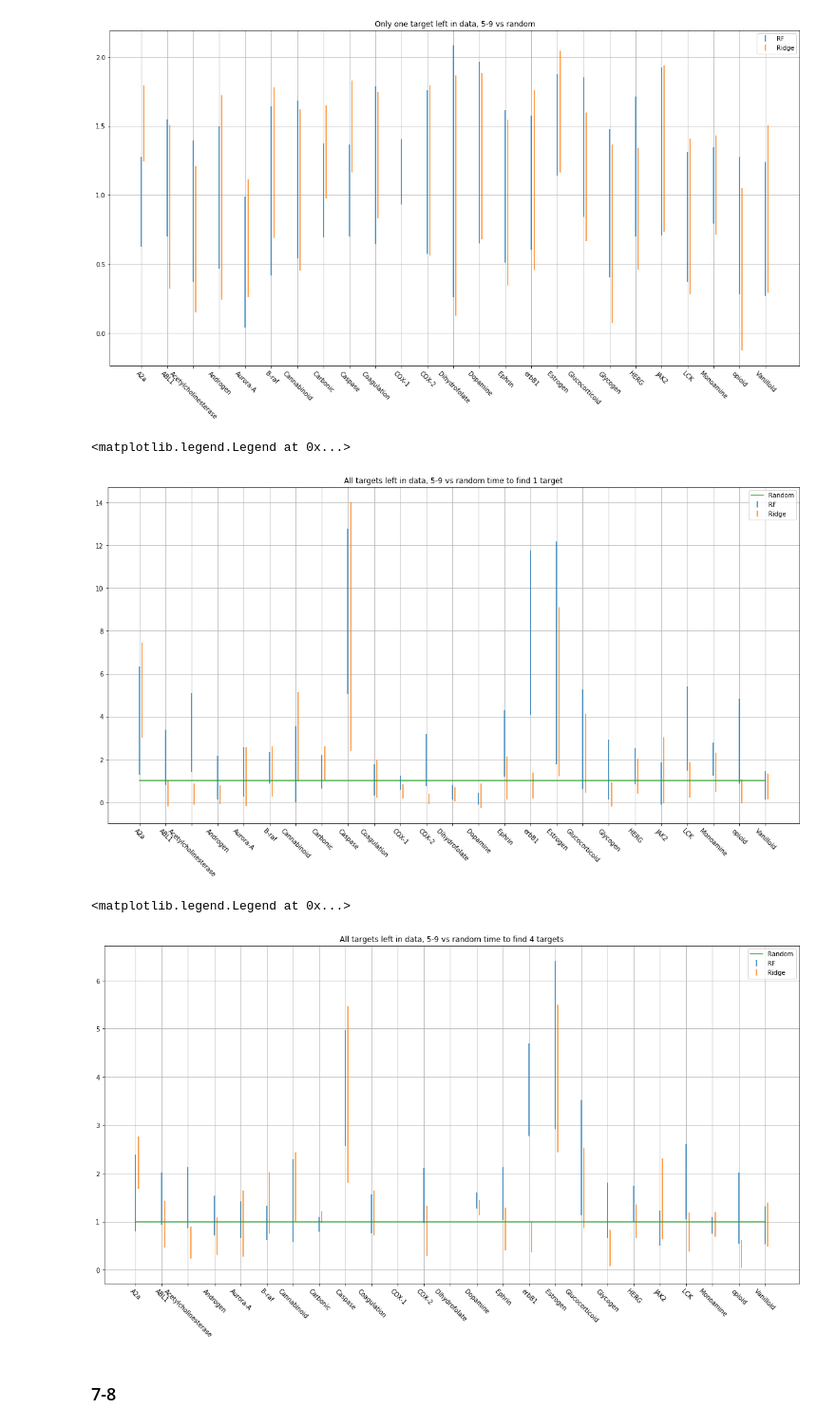
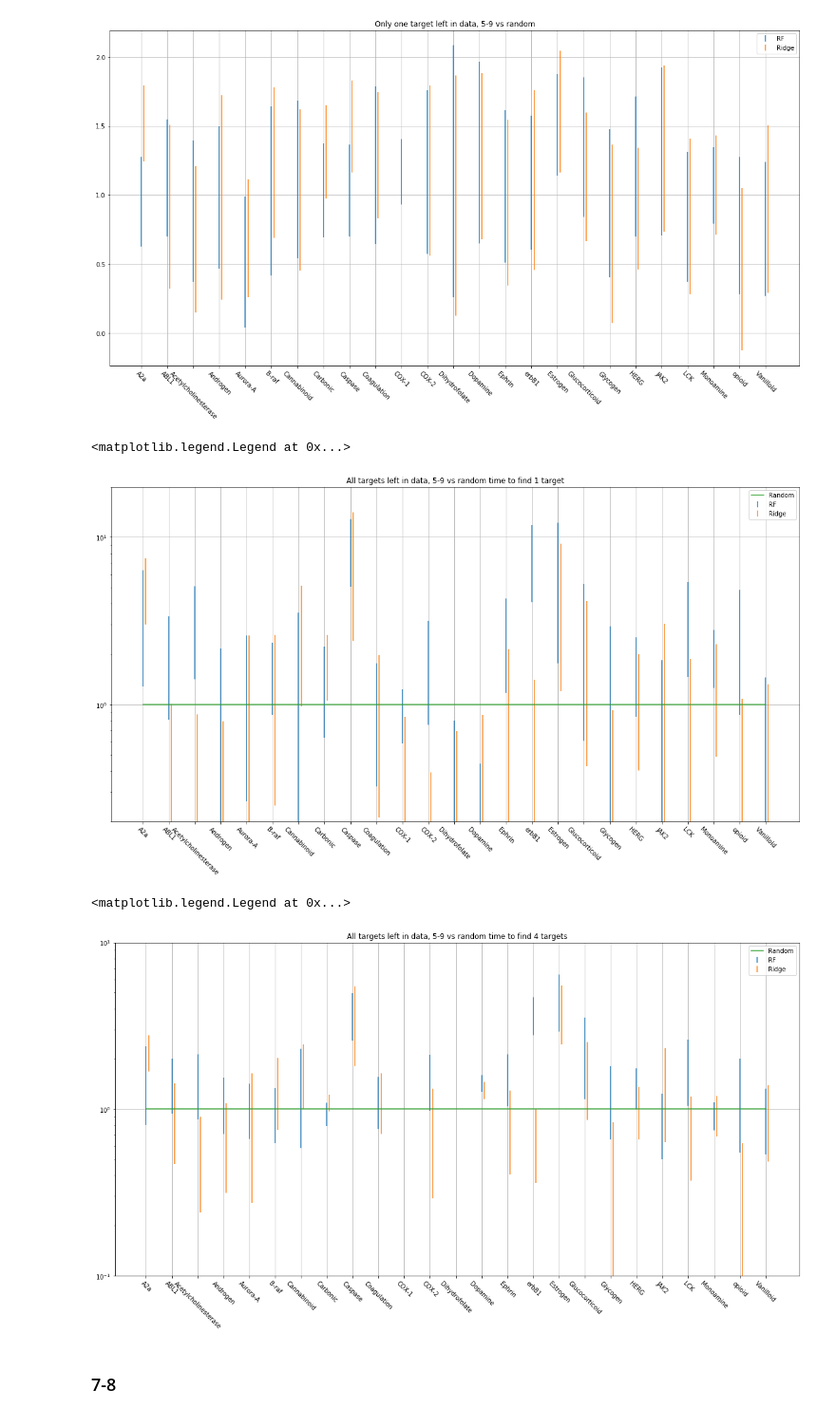
Before and after one commit to owatson/QuantileBootstrap, a Jupyter notebook: Paper2.ipynb, the cells around one changed output. Shown: that part at 95% size. Cells and saved outputs as stored; diff of their text form; code cells hidden in the pictures.

```diff
--- a/Paper2.ipynb
+++ b/Paper2.ipynb
@@ -401,29 +399,33 @@ rd5_9e = map(lambda x: full_results_ft07[x]['5_9']['ridge']['stderr'], targets)
 errorbar(np.arange(25), rf5_9, rf5_9e, label='RF', fmt='none')
 errorbar(np.arange(25)+0.1, rd5_9, rd5_9e, label='Ridge', fmt='none')
 plot(np.arange(25), np.ones(25), label='Random')
+yscale('log')
+ylim((0.2, 20))
 grid(True)
 title('All targets left in data, 5-9 vs random time to find 1 target')
 plt.xticks(np.arange(25), targets, rotation=-45)
 legend(loc='best')
 # %% [output]
 <matplotlib.legend.Legend at 0x...>
-[figure, old version]
+[figure, new version]
 # %%
 rf5_9 = map(lambda x: full_results_ft07_4[x]['5_9']['rf']['mean'], targets)
 rf5_9e = map(lambda x: full_results_ft07_4[x]['5_9']['rf']['stderr'], targets)
 rd5_9 = map(lambda x: full_results_ft07_4[x]['5_9']['ridge']['mean'], targets)
 rd5_9e = map(lambda x: full_results_ft07_4[x]['5_9']['ridge']['stderr'], targets)
 
 errorbar(np.arange(25), rf5_9, rf5_9e, label='RF', fmt='none')
 errorbar(np.arange(25)+0.1, rd5_9, rd5_9e, label='Ridge', fmt='none')
 plot(np.arange(25), np.ones(25), label='Random')
+yscale('log')
+ylim((0.1, 10))
 grid(True)
 title('All targets left in data, 5-9 vs random time to find 4 targets')
 plt.xticks(np.arange(25), targets, rotation=-45)
 legend(loc='best')
 # %% [output]
 <matplotlib.legend.Legend at 0x...>
-[figure, old version]
+[figure, new version]
 # %% [markdown]
 ### 7-8
 # %%
```
Also changed, not shown: parts of 16 cells of this notebook.
